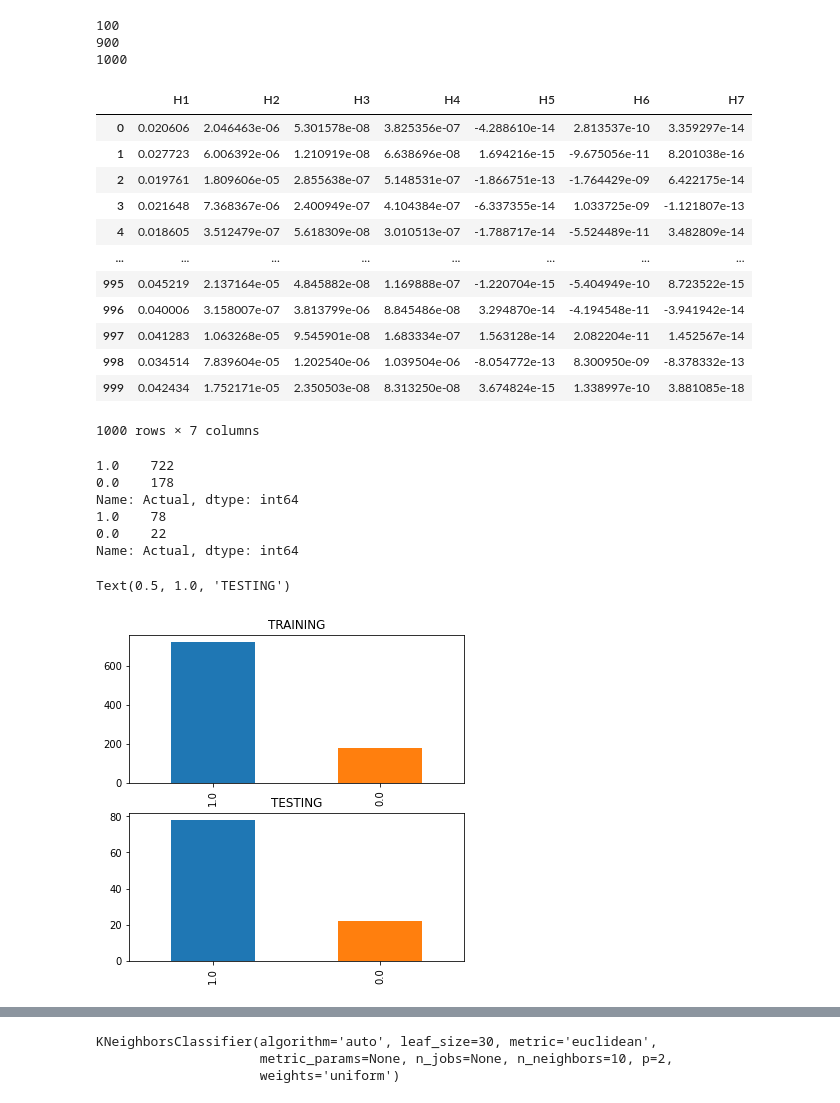
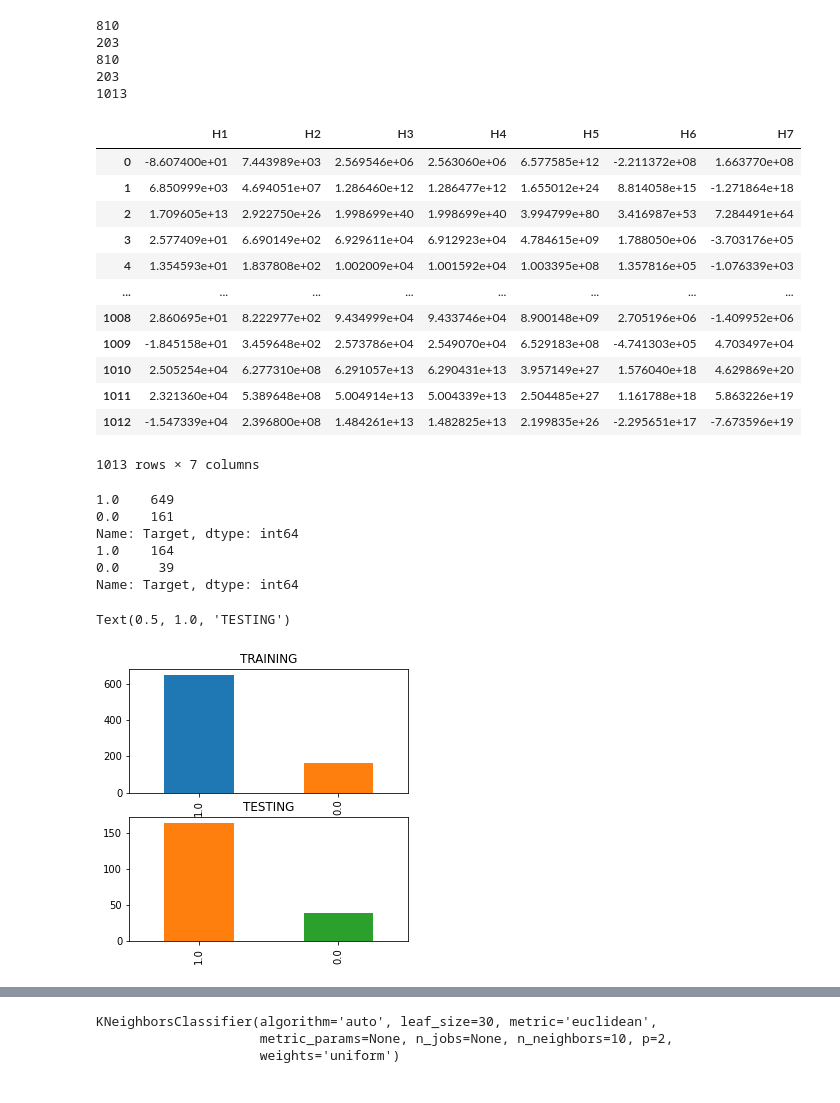
Before and after one commit to andiainundzariah/Skripsi, a Jupyter notebook: Dataset8020.ipynb, the cells around one changed output, grey strips where cells are left out. Cells and saved outputs as stored; diff of their text form; code cells hidden in the pictures.

```diff
--- a/Dataset8020.ipynb
+++ b/Dataset8020.ipynb
@@ -109,7 +150,7 @@ np.savetxt("/content/drive/My Drive/Dataset/DatasetMalaria8020.csv", x, fmt='%s'
 # %%
 #LOAD CSV DATASET
 
-dataset = pd.read_csv('/content/drive/My Drive/Dataset/DatasetMalaria8020.csv')
+dataset = pd.read_csv('/content/drive/My Drive/Dataset/DATA8020/DatasetPneumonia8020.csv')
 print (len(dataset))
 print (dataset)
 # %% [output]
@@ -131,53 +172,58 @@ print (dataset)
 # %%
 #split target and attribute (membagi data)
-x = dataset.iloc[:, 0:7] #mulai dr colmn index ke0, sbnyk 7 colmn msuk ke var (X)
-y = dataset.iloc[:, 7] #hny colmn  index ke7 yg msuk ke var (Y)
+x = dataset.iloc[:, 0:7] #mulai dr colmn index ke0, sbnyk 7 kolom(H1-H7) msuk ke var (X)
+y = dataset.iloc[:, 7] #hny kolom index ke7 yg msuk ke var (Y)
 
 
 #split train n test dataset
-x_train, x_test, y_train, y_test = train_test_split(x,y, random_state=2, test_size=0.1)
+x_train, x_test, y_train, y_test = train_test_split(x,y, random_state=0, test_size=0.2)
 
+print(len(x_train))
+print(len(x_test))
+print(len(y_train))
 print(len(y_test))
-print(len(x_train))
+
 print(len(dataset))
 x
 # %% [output]
-100
-900
-1000
+810
+203
+810
+203
+1013
 |  | H1 | H2 | H3 | H4 | H5 | H6 | H7 |
-| 0 | 0.020606 | 2.046463e-06 | 5.301578e-08 | 3.825356e-07 | -4.288610e-14 | 2.813537e-10 | 3.359297e-14 |
-| 1 | 0.027723 | 6.006392e-06 | 1.210919e-08 | 6.638696e-08 | 1.694216e-15 | -9.675056e-11 | 8.201038e-16 |
-| 2 | 0.019761 | 1.809606e-05 | 2.855638e-07 | 5.148531e-07 | -1.866751e-13 | -1.764429e-09 | 6.422175e-14 |
-| 3 | 0.021648 | 7.368367e-06 | 2.400949e-07 | 4.104384e-07 | -6.337355e-14 | 1.033725e-09 | -1.121807e-13 |
-| 4 | 0.018605 | 3.512479e-07 | 5.618309e-08 | 3.010513e-07 | -1.788717e-14 | -5.524489e-11 | 3.482809e-14 |
+| 0 | -8.607400e+01 | 7.443989e+03 | 2.569546e+06 | 2.563060e+06 | 6.577585e+12 | -2.211372e+08 | 1.663770e+08 |
+| 1 | 6.850999e+03 | 4.694051e+07 | 1.286460e+12 | 1.286477e+12 | 1.655012e+24 | 8.814058e+15 | -1.271864e+18 |
+| 2 | 1.709605e+13 | 2.922750e+26 | 1.998699e+40 | 1.998699e+40 | 3.994799e+80 | 3.416987e+53 | 7.284491e+64 |
+| 3 | 2.577409e+01 | 6.690149e+02 | 6.929611e+04 | 6.912923e+04 | 4.784615e+09 | 1.788050e+06 | -3.703176e+05 |
+| 4 | 1.354593e+01 | 1.837808e+02 | 1.002009e+04 | 1.001592e+04 | 1.003395e+08 | 1.357816e+05 | -1.076339e+03 |
 | ... | ... | ... | ... | ... | ... | ... | ... |
-| 995 | 0.045219 | 2.137164e-05 | 4.845882e-08 | 1.169888e-07 | -1.220704e-15 | -5.404949e-10 | 8.723522e-15 |
-| 996 | 0.040006 | 3.158007e-07 | 3.813799e-06 | 8.845486e-08 | 3.294870e-14 | -4.194548e-11 | -3.941942e-14 |
-| 997 | 0.041283 | 1.063268e-05 | 9.545901e-08 | 1.683334e-07 | 1.563128e-14 | 2.082204e-11 | 1.452567e-14 |
-| 998 | 0.034514 | 7.839604e-05 | 1.202540e-06 | 1.039504e-06 | -8.054772e-13 | 8.300950e-09 | -8.378332e-13 |
-| 999 | 0.042434 | 1.752171e-05 | 2.350503e-08 | 8.313250e-08 | 3.674824e-15 | 1.338997e-10 | 3.881085e-18 |
+| 1008 | 2.860695e+01 | 8.222977e+02 | 9.434999e+04 | 9.433746e+04 | 8.900148e+09 | 2.705196e+06 | -1.409952e+06 |
+| 1009 | -1.845158e+01 | 3.459648e+02 | 2.573786e+04 | 2.549070e+04 | 6.529183e+08 | -4.741303e+05 | 4.703497e+04 |
+| 1010 | 2.505254e+04 | 6.277310e+08 | 6.291057e+13 | 6.290431e+13 | 3.957149e+27 | 1.576040e+18 | 4.629869e+20 |
+| 1011 | 2.321360e+04 | 5.389648e+08 | 5.004914e+13 | 5.004339e+13 | 2.504485e+27 | 1.161788e+18 | 5.863226e+19 |
+| 1012 | -1.547339e+04 | 2.396800e+08 | 1.484261e+13 | 1.482825e+13 | 2.199835e+26 | -2.295651e+17 | -7.673596e+19 |
-1000 rows × 7 columns
+1013 rows × 7 columns
 # %%
 print(y_train.value_counts()) #mnmpilkn jum.data y_train brdsrkn value
 
 print(y_test.value_counts())  #mnmpilkn jum.data y_test brdsrkn value
 
 
-plt.figure(figsize=(6,6)) #mngtur ukuran skla grafik
+plt.figure(figsize=(5,5)) #mngtur ukuran skla grafik
 
 #mnmpilkn visualisasi grafik
 plt.subplot(2,1,1);y_train.value_counts().plot(kind='bar', color=['C0','C1','C2','C3','C4','C5','C6']);plt.title('TRAINING')
-plt.subplot(2,1,2);y_test.value_counts().plot(kind='bar', color=['C0','C1','C2','C3','C4','C5','C6']);plt.title('TESTING')
+plt.subplot(2,1,2);y_test.value_counts().plot(kind='bar', color=['C1','C2','C3','C4','C5','C6']);plt.title('TESTING')
 # %% [output]
-1.0    722
-0.0    178
-Name: Actual, dtype: int64
-1.0    78
-0.0    22
-Name: Actual, dtype: int64
+1.0    649
+0.0    161
+Name: Target, dtype: int64
+1.0    164
+0.0     39
+Name: Target, dtype: int64
 Text(0.5, 1.0, 'TESTING')
-[figure, old version]
+[figure, new version]
 # %%
 #scaling data
 sc_x = StandardScaler()
```
Also changed, not shown: parts of 13 cells of this notebook.
